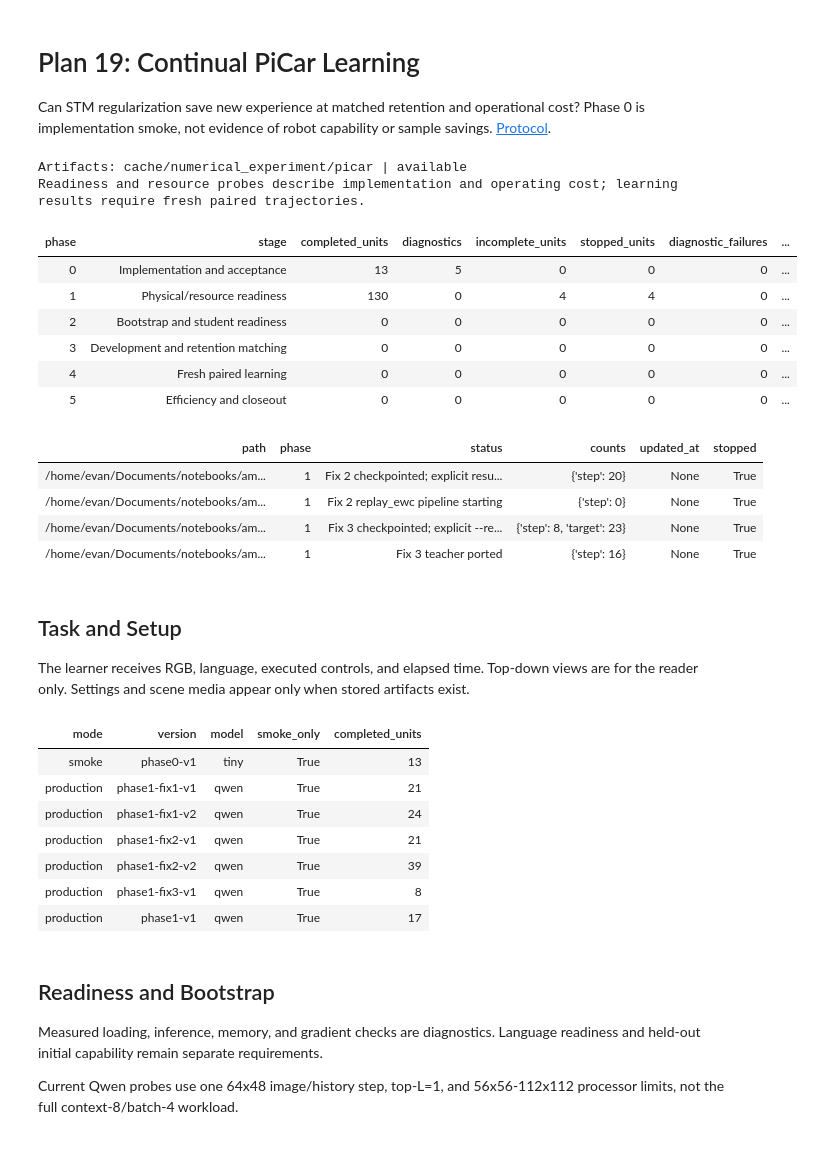
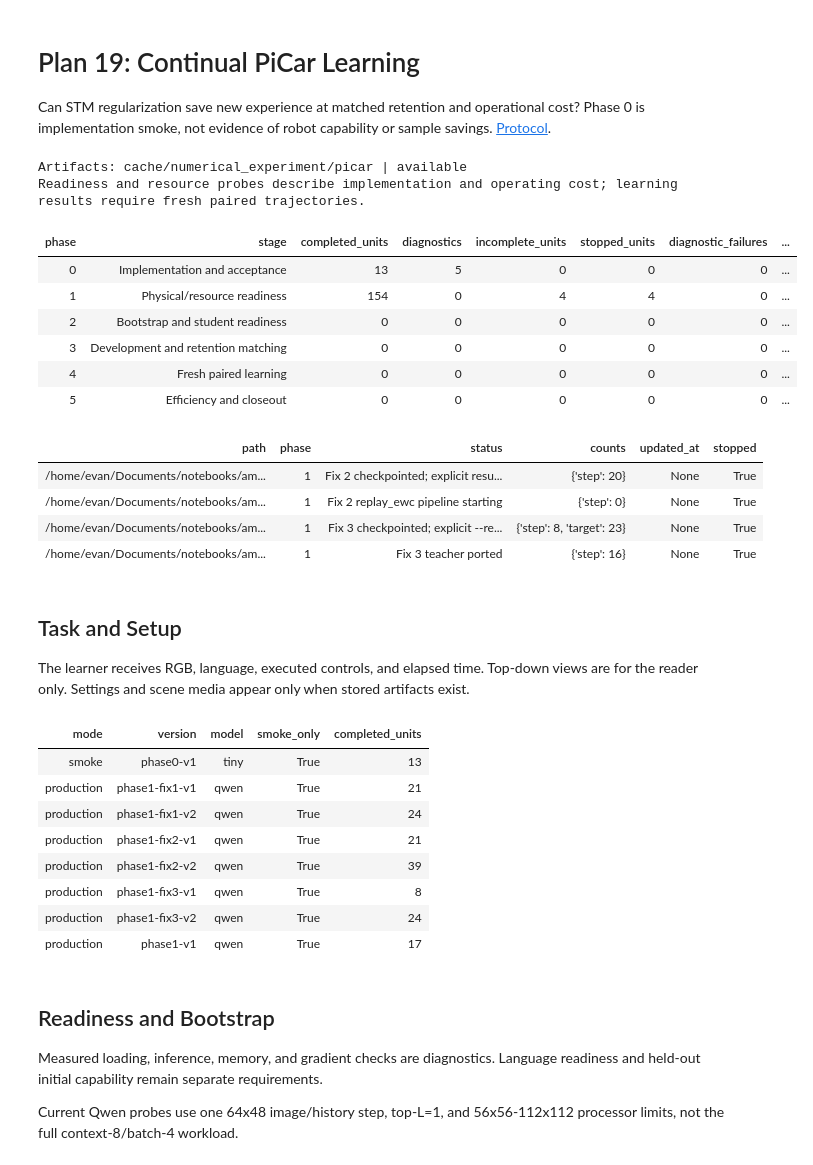
Before and after one commit to wdurno/notebooks, a Jupyter notebook: amari-chenstov-updates/numerical_experiment/picar/plan19_results.ipynb, the cells around one changed output. Cells and saved outputs as stored; diff of their text form; code cells hidden in the pictures.

```diff
--- a/amari-chenstov-updates/numerical_experiment/picar/plan19_results.ipynb
+++ b/amari-chenstov-updates/numerical_experiment/picar/plan19_results.ipynb
@@ -2,38 +2,38 @@
 # Plan 19: Continual PiCar Learning
 
 Can STM regularization save new experience at matched retention and operational cost? Phase 0 is implementation smoke, not evidence of robot capability or sample savings. [Protocol](plan19.md).
-# %%
-from pathlib import Path
-import os, sys
-for parent in (Path.cwd(), *Path.cwd().parents):
-    if (parent / 'numerical_experiment/picar').is_dir():
-        sys.path.insert(0, str(parent))
-        break
-import pandas as pd
-from IPython.display import display
-from numerical_experiment.picar import report
-ROOT = report.resolve_root('/home/evan/Documents/notebooks/amari-chenstov-updates/cache/numerical_experiment/picar')  # PICAR_CACHE_ROOT overrides the default
-snapshot = report.load_report(ROOT)
-print(f'Artifacts: {report.root_label(ROOT)} | {snapshot["status"]}')
-print(snapshot['note'])
-display(pd.DataFrame(report.progress_rows(snapshot)))
-if snapshot['live']:
-    display(pd.DataFrame(snapshot['live']))
-# %% [output]
-Artifacts: cache/numerical_experiment/picar | available
-Readiness and resource probes describe implementation and operating cost; learning results require fresh paired trajectories.
-| phase | stage | completed_units | diagnostics | incomplete_units | stopped_units | diagnostic_failures | ... |
-| 0 | Implementation and acceptance | 13 | 5 | 0 | 0 | 0 | ... |
-| 1 | Physical/resource readiness | 130 | 0 | 4 | 4 | 0 | ... |
-| 2 | Bootstrap and student readiness | 0 | 0 | 0 | 0 | 0 | ... |
-| 3 | Development and retention matching | 0 | 0 | 0 | 0 | 0 | ... |
-| 4 | Fresh paired learning | 0 | 0 | 0 | 0 | 0 | ... |
-| 5 | Efficiency and closeout | 0 | 0 | 0 | 0 | 0 | ... |
-| path | phase | status | counts | updated_at | stopped |
-| /home/evan/Documents/notebooks/am... | 1 | Fix 2 checkpointed; explicit resu... | {'step': 20} | None | True |
-| /home/evan/Documents/notebooks/am... | 1 | Fix 2 replay_ewc pipeline starting | {'step': 0} | None | True |
-| /home/evan/Documents/notebooks/am... | 1 | Fix 3 checkpointed; explicit --re... | {'step': 8, 'target': 23} | None | True |
-| /home/evan/Documents/notebooks/am... | 1 | Fix 3 teacher ported | {'step': 16} | None | True |
+# %%
+from pathlib import Path
+import os, sys
+for parent in (Path.cwd(), *Path.cwd().parents):
+    if (parent / 'numerical_experiment/picar').is_dir():
+        sys.path.insert(0, str(parent))
+        break
+import pandas as pd
+from IPython.display import display
+from numerical_experiment.picar import report
+ROOT = report.resolve_root('cache/numerical_experiment/picar')  # PICAR_CACHE_ROOT overrides the default
+snapshot = report.load_report(ROOT)
+print(f'Artifacts: {report.root_label(ROOT)} | {snapshot["status"]}')
+print(snapshot['note'])
+display(pd.DataFrame(report.progress_rows(snapshot)))
+if snapshot['live']:
+    display(pd.DataFrame(snapshot['live']))
+# %% [output]
+Artifacts: cache/numerical_experiment/picar | available
+Readiness and resource probes describe implementation and operating cost; learning results require fresh paired trajectories.
+| phase | stage | completed_units | diagnostics | incomplete_units | stopped_units | diagnostic_failures | ... |
+| 0 | Implementation and acceptance | 13 | 5 | 0 | 0 | 0 | ... |
+| 1 | Physical/resource readiness | 154 | 0 | 4 | 4 | 0 | ... |
+| 2 | Bootstrap and student readiness | 0 | 0 | 0 | 0 | 0 | ... |
+| 3 | Development and retention matching | 0 | 0 | 0 | 0 | 0 | ... |
+| 4 | Fresh paired learning | 0 | 0 | 0 | 0 | 0 | ... |
+| 5 | Efficiency and closeout | 0 | 0 | 0 | 0 | 0 | ... |
+| path | phase | status | counts | updated_at | stopped |
+| /home/evan/Documents/notebooks/am... | 1 | Fix 2 checkpointed; explicit resu... | {'step': 20} | None | True |
+| /home/evan/Documents/notebooks/am... | 1 | Fix 2 replay_ewc pipeline starting | {'step': 0} | None | True |
+| /home/evan/Documents/notebooks/am... | 1 | Fix 3 checkpointed; explicit --re... | {'step': 8, 'target': 23} | None | True |
+| /home/evan/Documents/notebooks/am... | 1 | Fix 3 teacher ported | {'step': 16} | None | True |
 # %% [markdown]
 ## Task and Setup
 
@@ -49,6 +49,7 @@ display(pd.DataFrame(settings)) if settings else print('Setup artifacts pending.
 | production | phase1-fix2-v1 | qwen | True | 21 |
 | production | phase1-fix2-v2 | qwen | True | 39 |
 | production | phase1-fix3-v1 | qwen | True | 8 |
+| production | phase1-fix3-v2 | qwen | True | 24 |
 | production | phase1-v1 | qwen | True | 17 |
 # %% [markdown]
 ## Readiness and Bootstrap
```
Also changed, not shown: parts of 2 cells of this notebook, 11 other files.
